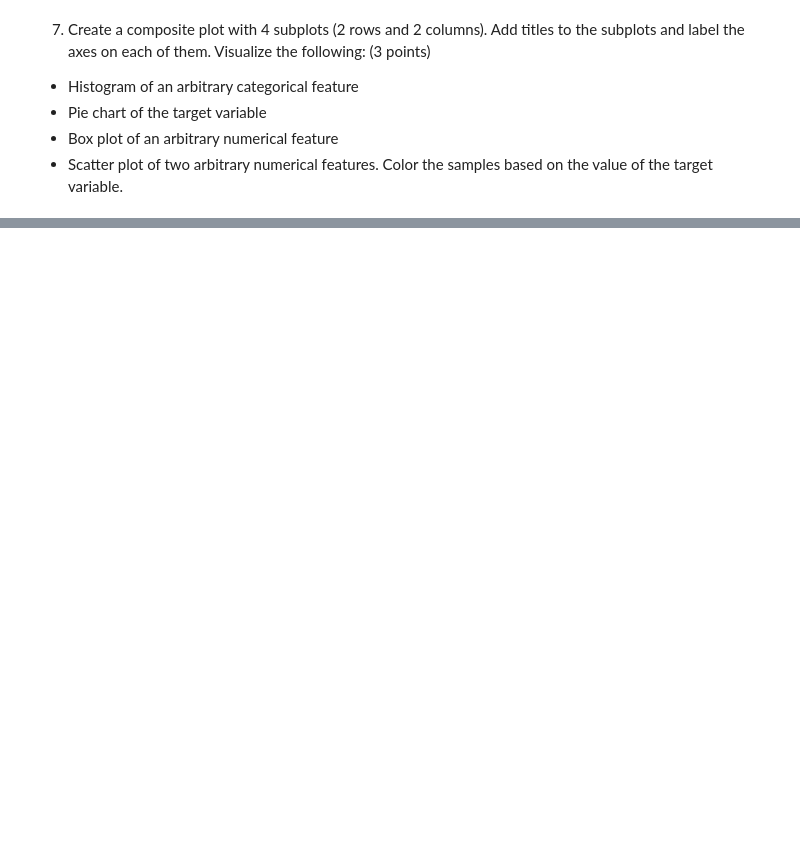
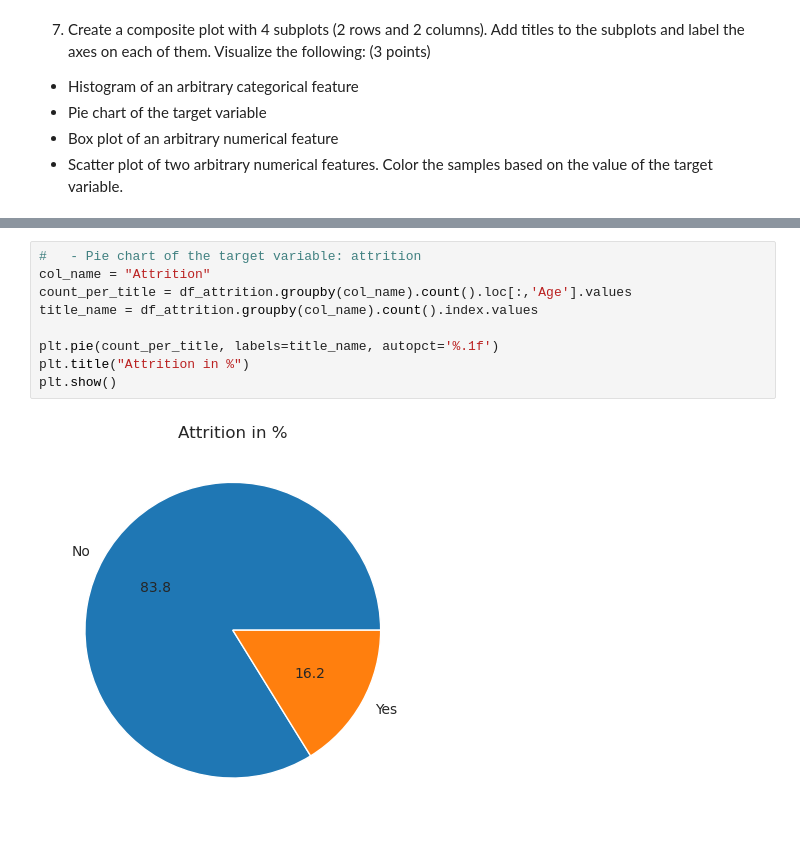
Before and after one commit to LinusFER/DataScience, a Jupyter notebook: project-first-part.ipynb, the cells around one changed output, grey strips where cells are left out. Saved outputs shown, nothing was run; the diff lists cells and outputs as text; blank space fills up the shorter version.

```diff
--- a/project-first-part.ipynb
+++ b/project-first-part.ipynb
@@ -42,0 +142,11 @@ ModuleNotFoundError: No module named 'pandas'
+# %%
+#   - Pie chart of the target variable: attrition
+col_name = "Attrition"
+count_per_title = df_attrition.groupby(col_name).count().loc[:,'Age'].values
+title_name = df_attrition.groupby(col_name).count().index.values
+
+plt.pie(count_per_title, labels=title_name, autopct='%.1f')
+plt.title("Attrition in %")
+plt.show()
+# %% [output]
+[figure, added]
```
Also changed, not shown: parts of 17 cells of this notebook, 5 other files.
